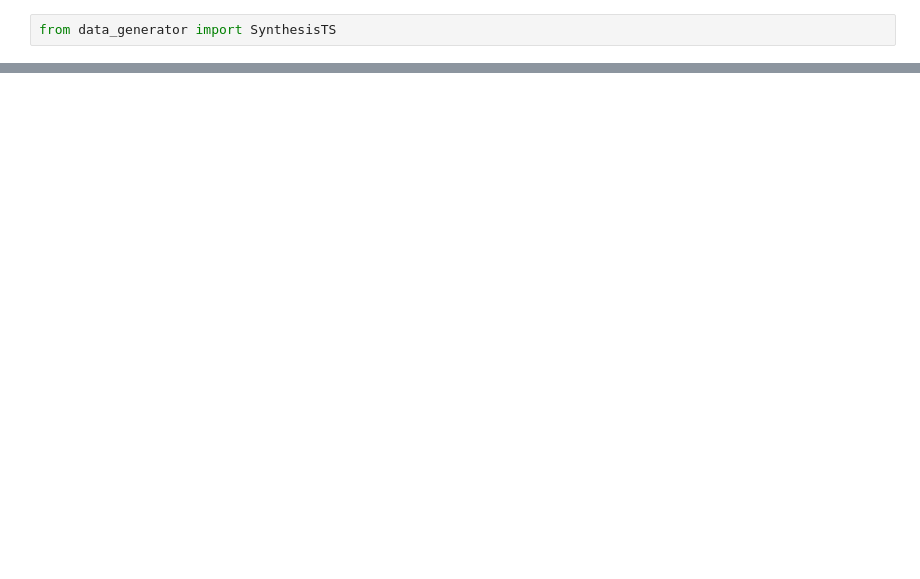
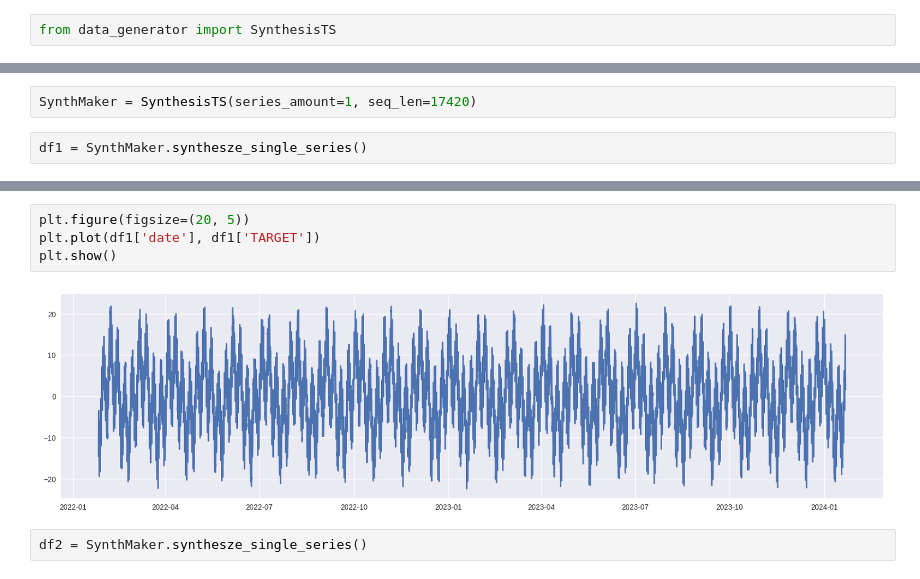
Before and after one commit to anasashb/TransformersEnergyTS, a Jupyter notebook: internal_demos/data_generator_demo.ipynb, the cells around one changed output, grey strips where cells are left out. Saved outputs shown, nothing was run; the diff lists cells and outputs as text; blank space fills up the shorter version.

```diff
--- a/internal_demos/data_generator_demo.ipynb
+++ b/internal_demos/data_generator_demo.ipynb
@@ -31,0 +12,4 @@ plt.show()
+# %%
+SynthMaker = SynthesisTS(series_amount=1, seq_len=17420)
+# %%
+df1 = SynthMaker.synthesze_single_series()
@@ -31,0 +49,8 @@ plt.show()
+# %%
+plt.figure(figsize=(20, 5))
+plt.plot(df1['date'], df1['TARGET'])
+plt.show()
+# %% [output]
+[figure, added]
+# %%
+df2 = SynthMaker.synthesze_single_series()
```
Also changed, not shown: parts of 16 cells of this notebook.
